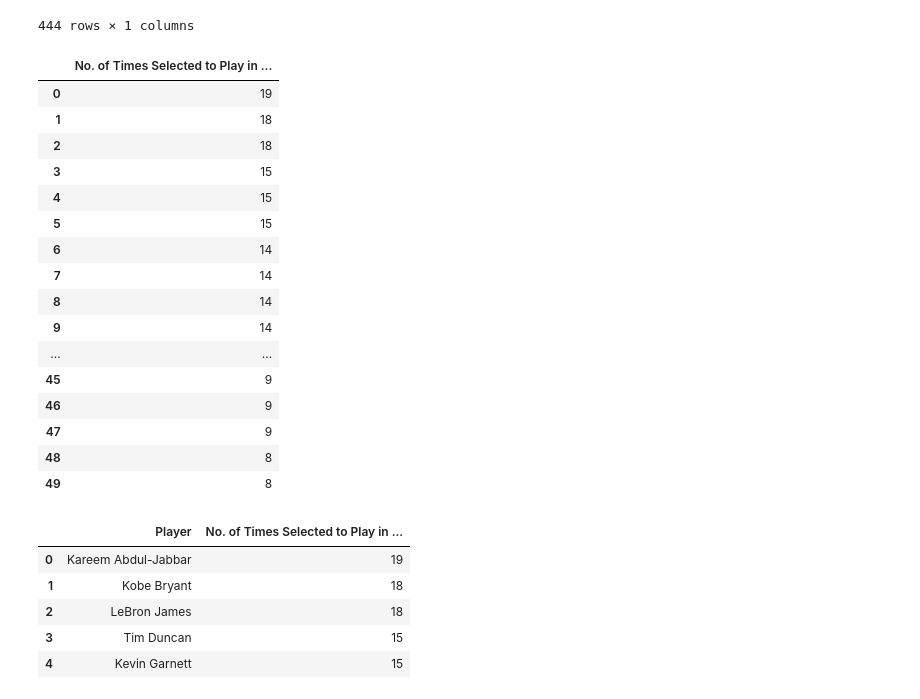
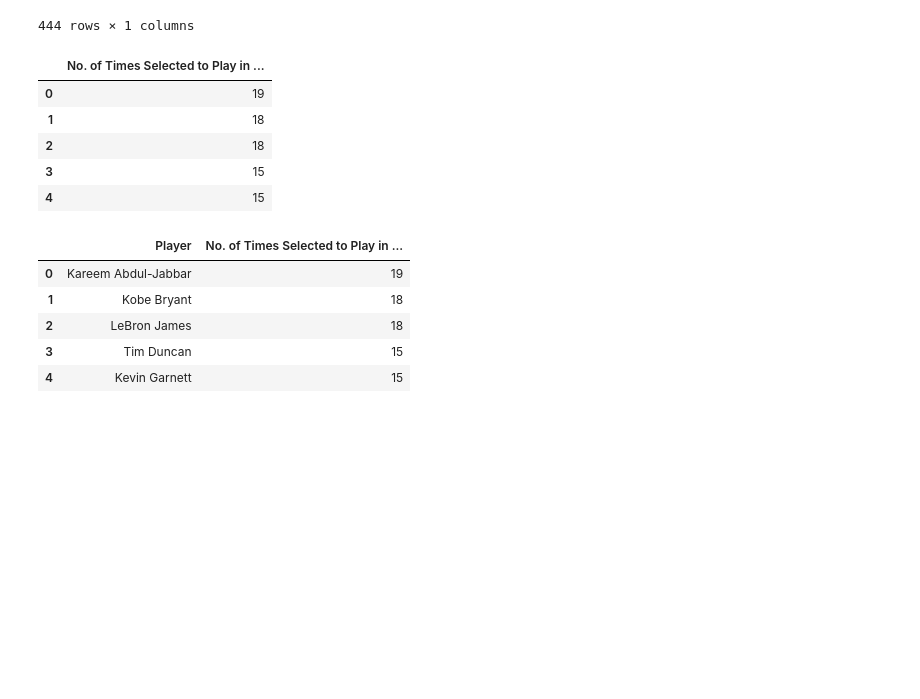
Before and after one commit to YoussoufIY/NBA-Draft-Analysis, a Jupyter notebook: NBA Project.ipynb, the cells around one changed output. Cells and saved outputs as stored; diff of their text form; code cells hidden in the pictures; blank space fills up the shorter version.

```diff
--- a/NBA Project.ipynb
+++ b/NBA Project.ipynb
@@ -324,25 +284,14 @@ nba_data_drop_col
 # %%
 # Rename columns
 All_Star_Players = nba_data_drop_col.rename(columns={ '#': 'No. of Times Selected to Play in All Star Game'})
-All_Star_Players.head(50)
+All_Star_Players.head()
 # %% [output]
 |  | No. of Times Selected to Play in ... |
 | 0 | 19 |
 | 1 | 18 |
 | 2 | 18 |
 | 3 | 15 |
 | 4 | 15 |
-| 5 | 15 |
-| 6 | 14 |
-| 7 | 14 |
-| 8 | 14 |
-| 9 | 14 |
-| ... | ... |
-| 45 | 9 |
-| 46 | 9 |
-| 47 | 9 |
-| 48 | 8 |
-| 49 | 8 |
 # %%
 players = [
     "Kareem Abdul-Jabbar","Kobe Bryant","LeBron James","Tim Duncan","Kevin Garnett","Shaquille O'Neal","Michael Jordan",
```
Also changed, not shown: parts of 19 cells of this notebook, 5 other files.
